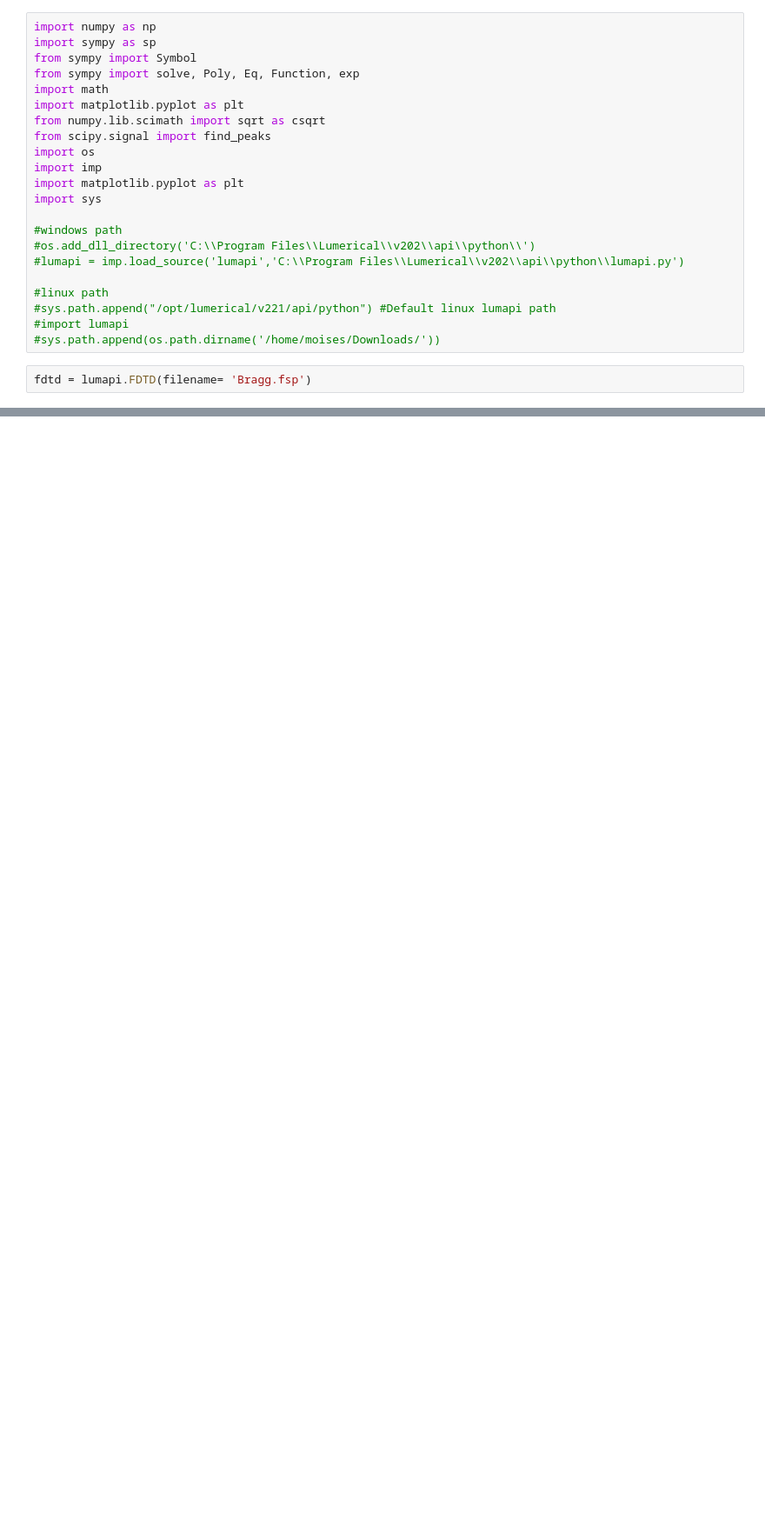
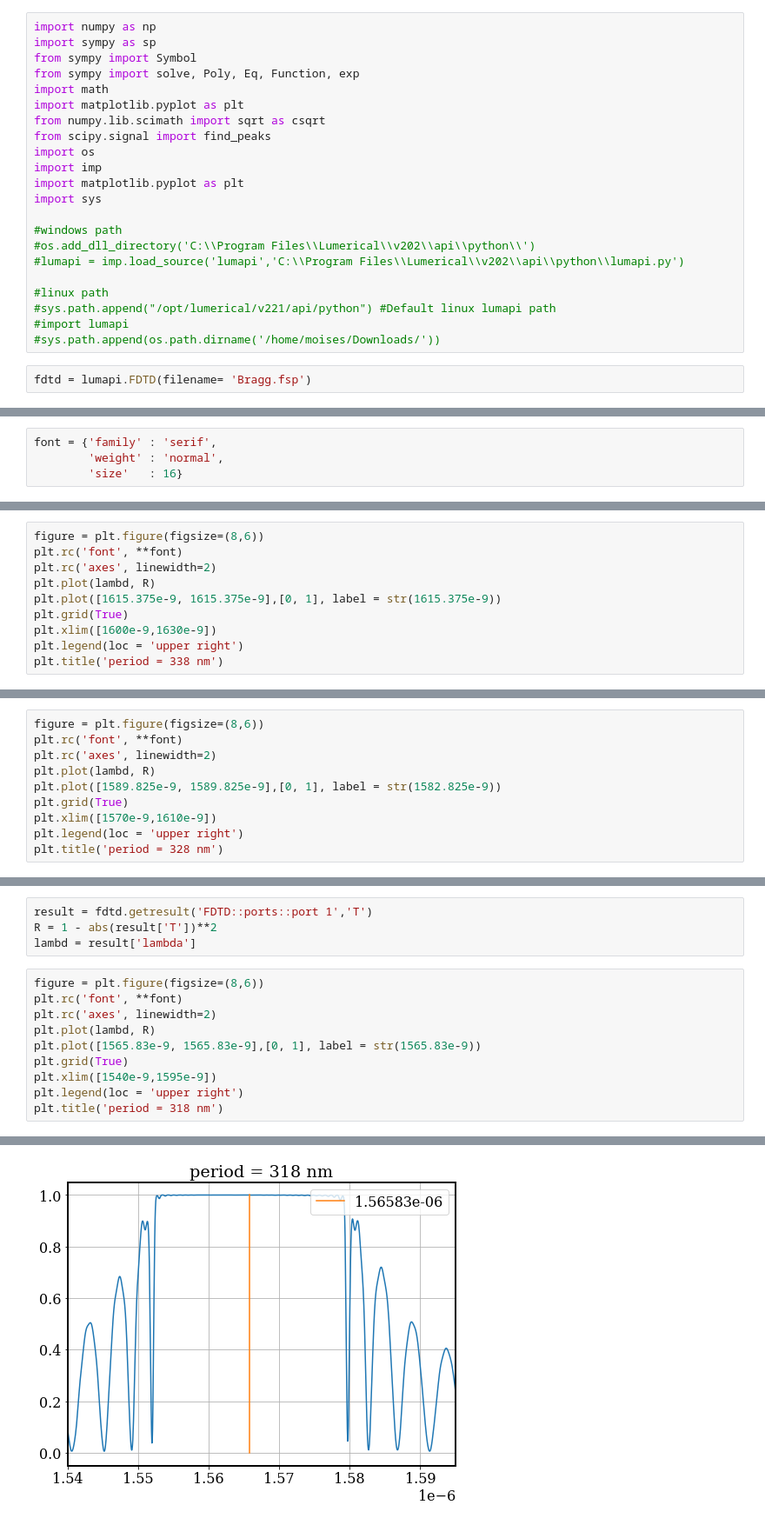
Before and after one commit to moisesoliveira08/BragGrating, a Jupyter notebook: Documentation/FDTD.ipynb, the cells around one changed output, grey strips where cells are left out. Shown at 87% size. Cells and saved outputs as stored; diff of their text form; blank space fills up the shorter version.

```diff
--- a/Documentation/FDTD.ipynb
+++ b/Documentation/FDTD.ipynb
@@ -136,3 +137,7 @@ fdtd.set({'frequency points':1000,
 'y span':2.5e-6,
 'z':0,
 'z span':2e-6})
+# %%
+font = {'family' : 'serif',
+        'weight' : 'normal',
+        'size'   : 16}
@@ -138,0 +148,10 @@ fdtd.set({'frequency points':1000,
+# %%
+figure = plt.figure(figsize=(8,6))
+plt.rc('font', **font)
+plt.rc('axes', linewidth=2)
+plt.plot(lambd, R)
+plt.plot([1615.375e-9, 1615.375e-9],[0, 1], label = str(1615.375e-9))
+plt.grid(True)
+plt.xlim([1600e-9,1630e-9])
+plt.legend(loc = 'upper right')
+plt.title('period = 338 nm')
@@ -138,0 +165,10 @@ fdtd.set({'frequency points':1000,
+# %%
+figure = plt.figure(figsize=(8,6))
+plt.rc('font', **font)
+plt.rc('axes', linewidth=2)
+plt.plot(lambd, R)
+plt.plot([1589.825e-9, 1589.825e-9],[0, 1], label = str(1582.825e-9))
+plt.grid(True)
+plt.xlim([1570e-9,1610e-9])
+plt.legend(loc = 'upper right')
+plt.title('period = 328 nm')
@@ -138,0 +178,15 @@ fdtd.set({'frequency points':1000,
+# %%
+result = fdtd.getresult('FDTD::ports::port 1','T')
+R = 1 - abs(result['T'])**2
+lambd = result['lambda']
+# %%
+figure = plt.figure(figsize=(8,6))
+plt.rc('font', **font)
+plt.rc('axes', linewidth=2)
+plt.plot(lambd, R)
+plt.plot([1565.83e-9, 1565.83e-9],[0, 1], label = str(1565.83e-9))
+plt.grid(True)
+plt.xlim([1540e-9,1595e-9])
+plt.legend(loc = 'upper right')
+plt.title('period = 318 nm')
+# %% [output]
@@ -138,0 +194 @@ fdtd.set({'frequency points':1000,
+[figure, added]
```
Also changed, not shown: parts of 8 cells of this notebook, 3 other files.
